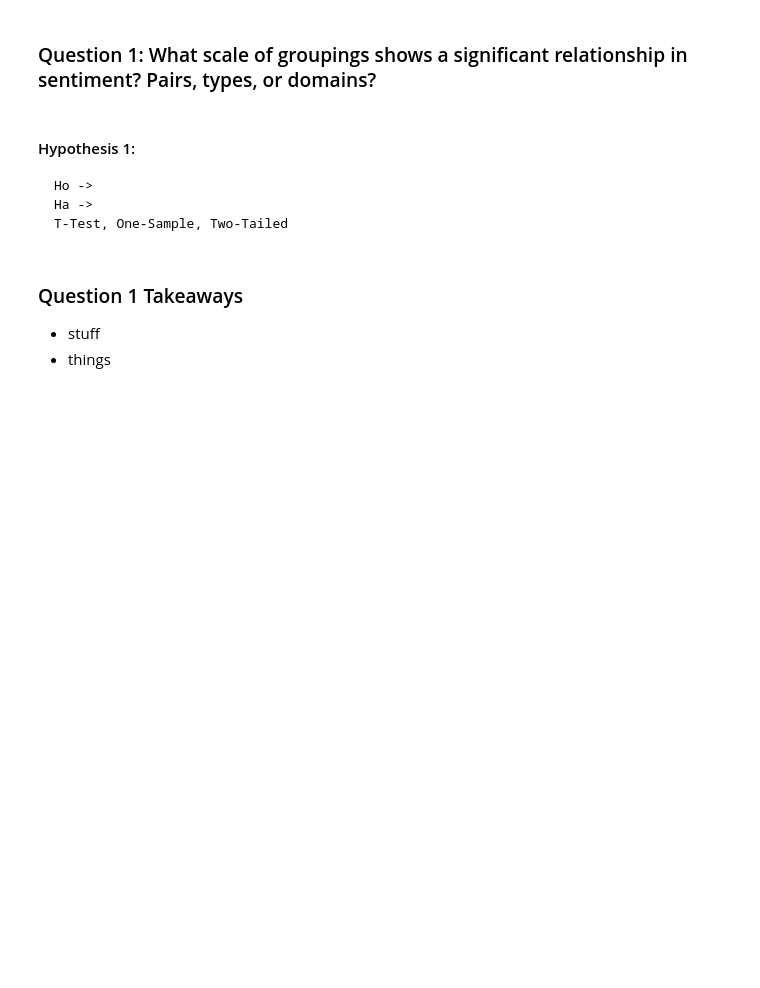
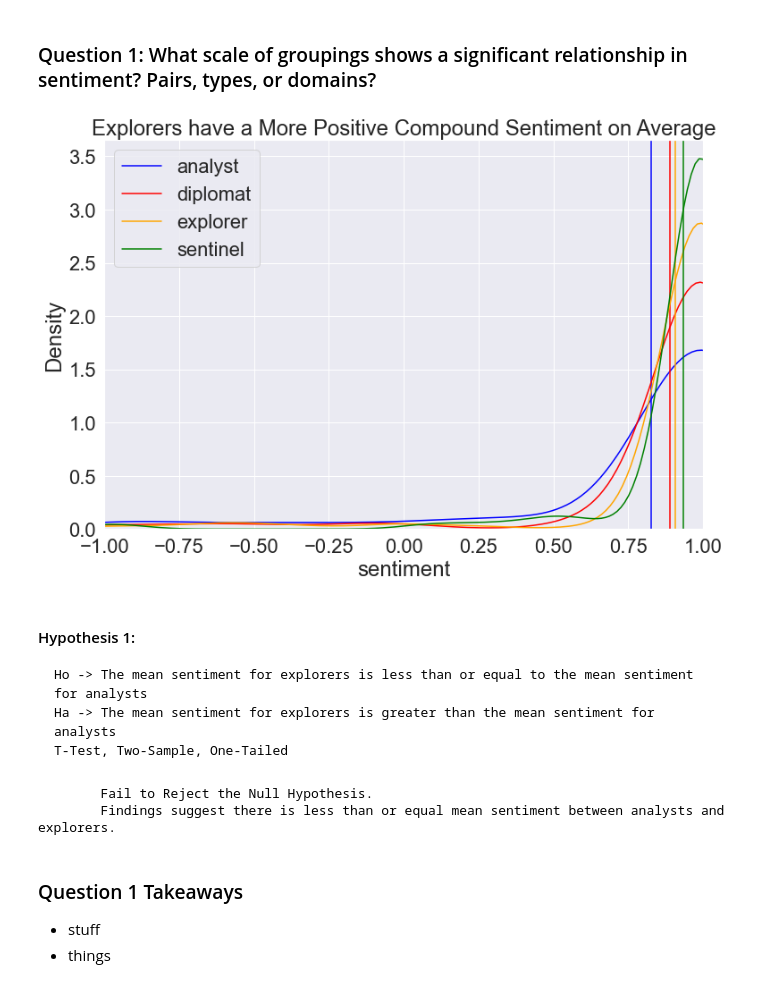
Before and after one commit to twitter-personality-predictor/capstone-project, a Jupyter notebook: morgan/final_report.ipynb, the cells around one changed output. Saved outputs shown, nothing was run; the diff lists cells and outputs as text; code cells hidden in the pictures; blank space fills up the shorter version.

```diff
--- a/morgan/final_report.ipynb
+++ b/morgan/final_report.ipynb
@@ -117,13 +121,20 @@ What does the data look like? (Percent population -> flow chart with ratios)
 # %% [markdown]
 ### Question 1: What scale of groupings shows a significant relationship in sentiment? Pairs, types, or domains?
 # %%
-# where is there a significant difference in samples?
+explore.q1_vis(train)
+# %% [output]
+[figure, added]
 # %% [markdown]
 #### Hypothesis 1:
 
-    Ho ->
-    Ha ->
-    T-Test, One-Sample, Two-Tailed
+    Ho -> The mean sentiment for explorers is less than or equal to the mean sentiment for analysts
+    Ha -> The mean sentiment for explorers is greater than the mean sentiment for analysts
+    T-Test, Two-Sample, One-Tailed
+# %%
+explore.q1_stats(train)
+# %% [output]
+        Fail to Reject the Null Hypothesis.
+        Findings suggest there is less than or equal mean sentiment between analysts and explorers.
 # %% [markdown]
 ### Question 1 Takeaways
 - stuff
```
Also changed, not shown: parts of 15 cells of this notebook, 3 other files.
